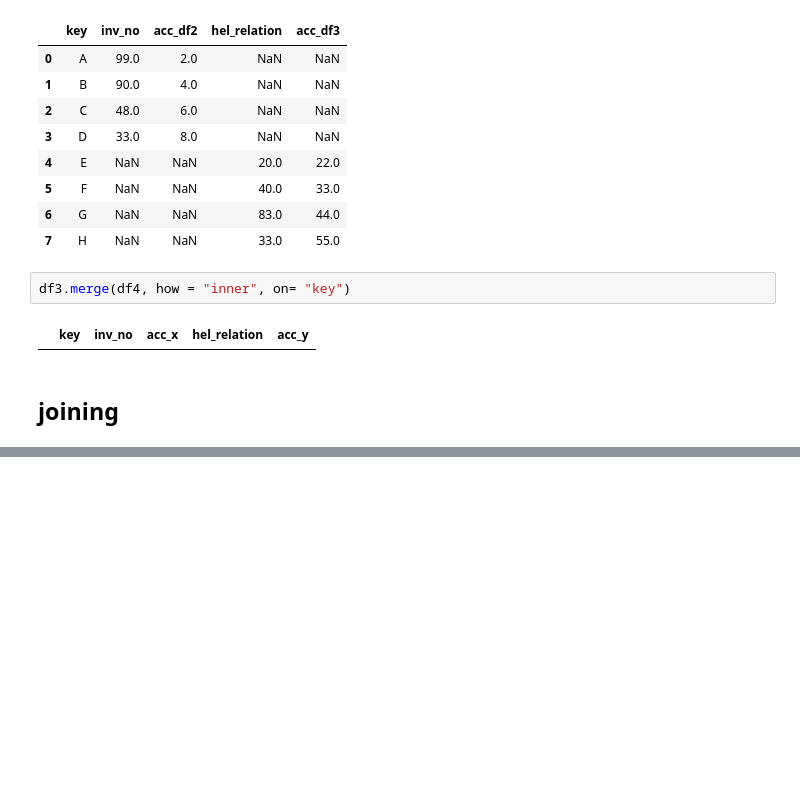
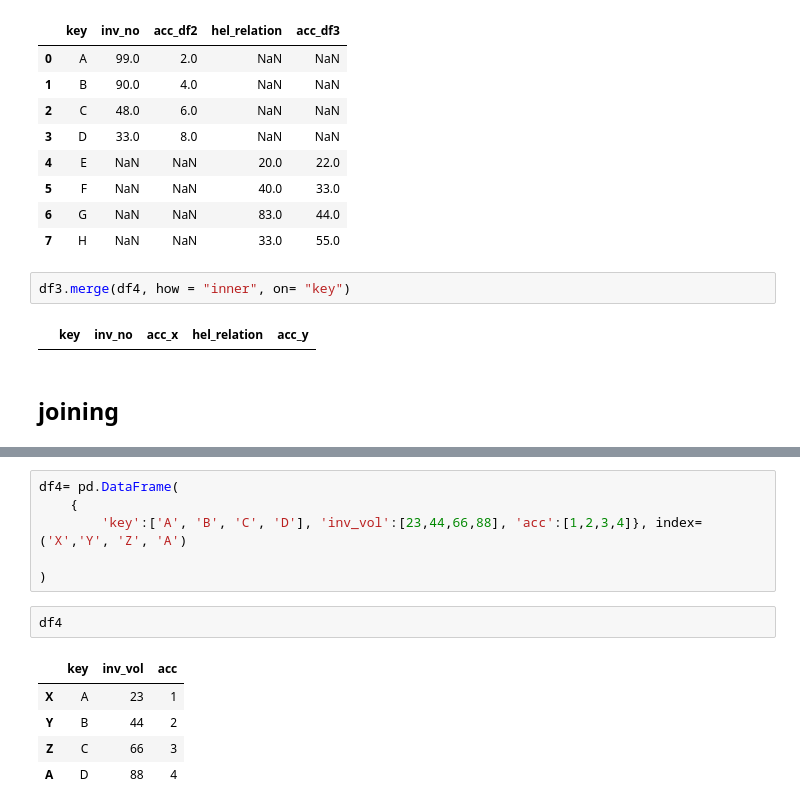
Before and after one commit to prakash587/dsml_practice, a Jupyter notebook: dsml_practice/ML/Ml_library/pandas/data-integration.ipynb, the cells around one changed output, grey strips where cells are left out. Drawn from its saved outputs; the diff is of its cells as text; blank space fills up the shorter version.

```diff
--- a/dsml_practice/ML/Ml_library/pandas/data-integration.ipynb
+++ b/dsml_practice/ML/Ml_library/pandas/data-integration.ipynb
@@ -119,0 +166,14 @@ df3.merge(df4, how = "inner", on= "key")
+# %%
+df4= pd.DataFrame(
+    {
+        'key':['A', 'B', 'C', 'D'], 'inv_vol':[23,44,66,88], 'acc':[1,2,3,4]}, index=('X','Y', 'Z', 'A')
+
+)
+# %%
+df4
+# %% [output]
+|  | key | inv_vol | acc |
+| X | A | 23 | 1 |
+| Y | B | 44 | 2 |
+| Z | C | 66 | 3 |
+| A | D | 88 | 4 |
```
Also changed, not shown: parts of 8 cells of this notebook, 1 other file.
